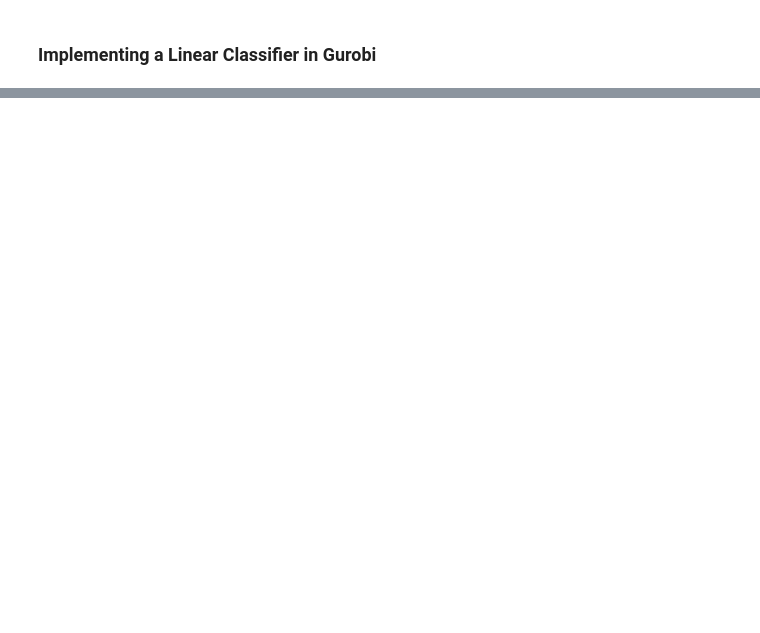
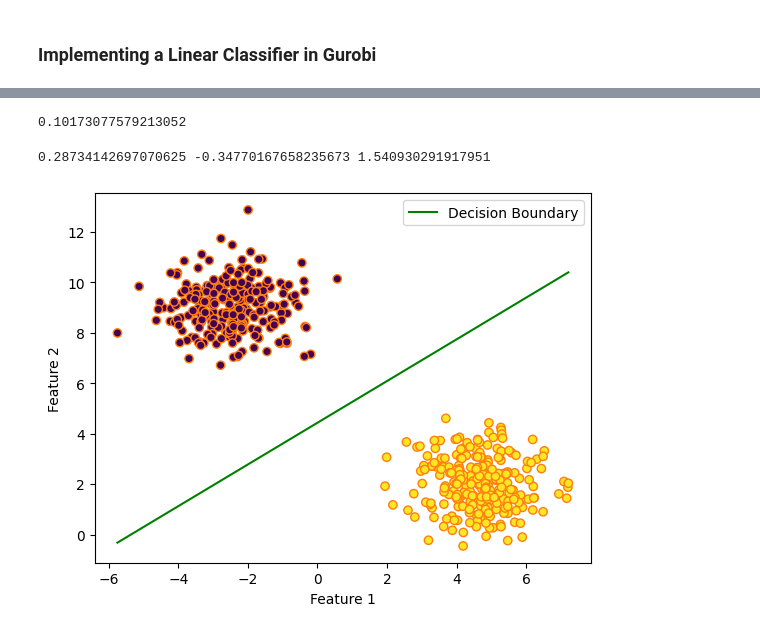
Before and after one commit to inveniam-viam/mgsc-695-optimization-methods, a Jupyter notebook: hw-02/hw-02.ipynb, the cells around one changed output, grey strips where cells are left out. Cells and saved outputs as stored; diff of their text form; code cells hidden in the pictures; blank space fills up the shorter version.

```diff
--- a/hw-02/hw-02.ipynb
+++ b/hw-02/hw-02.ipynb
@@ -177,0 +173,5 @@ plt.show()
+# %%
+# Initializing the decision variables
+
+alpha = linearClassifier.addVars(2, vtype = GRB.CONTINUOUS, lb = -GRB.INFINITY, ub = GRB.INFINITY, name = [f"weight {i}" for i in range(2)])
+bias = linearClassifier.addVar(vtype = GRB.CONTINUOUS, ub = GRB.INFINITY, name = "bias term")
@@ -177,0 +208,26 @@ plt.show()
+# %%
+alpha_1 = alpha[0].X
+# %%
+alpha_2 = alpha[1].X
+# %%
+beta_val = bias.x
+# %%
+linearClassifier.ObjVal
+# %% [output]
+0.10173077579213052
+# %%
+print(alpha_1, alpha_2, beta_val)
+# %% [output]
+0.28734142697070625 -0.34770167658235673 1.540930291917951
+# %%
+plt.scatter(X[:, 0], X[:, 1], c = y, edgecolors = "#ff7f0e")
+x0 = np.linspace(X[:, 0].min(), X[:, 0].max(), 200)
+x1 = (-1 * (beta_val + (alpha_1 * x0)))/(alpha_2)
+
+plt.plot(x0, x1, color = 'green', label = 'Decision Boundary')
+plt.xlabel('Feature 1')
+plt.ylabel('Feature 2')
+plt.legend()
+plt.show()
+# %% [output]
+[figure, added]
```
Also changed, not shown: parts of 14 cells of this notebook.
